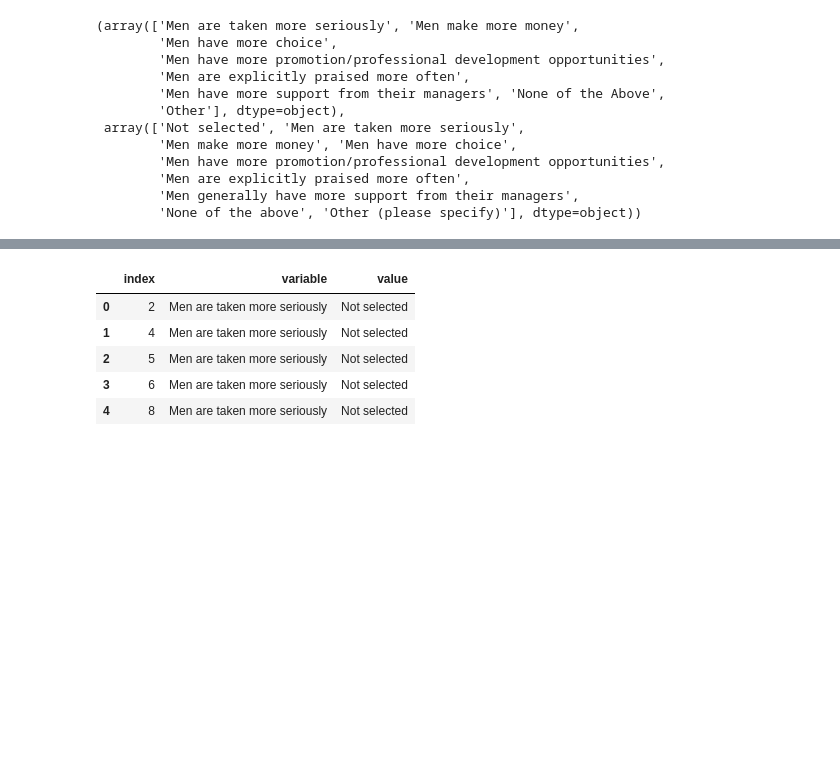
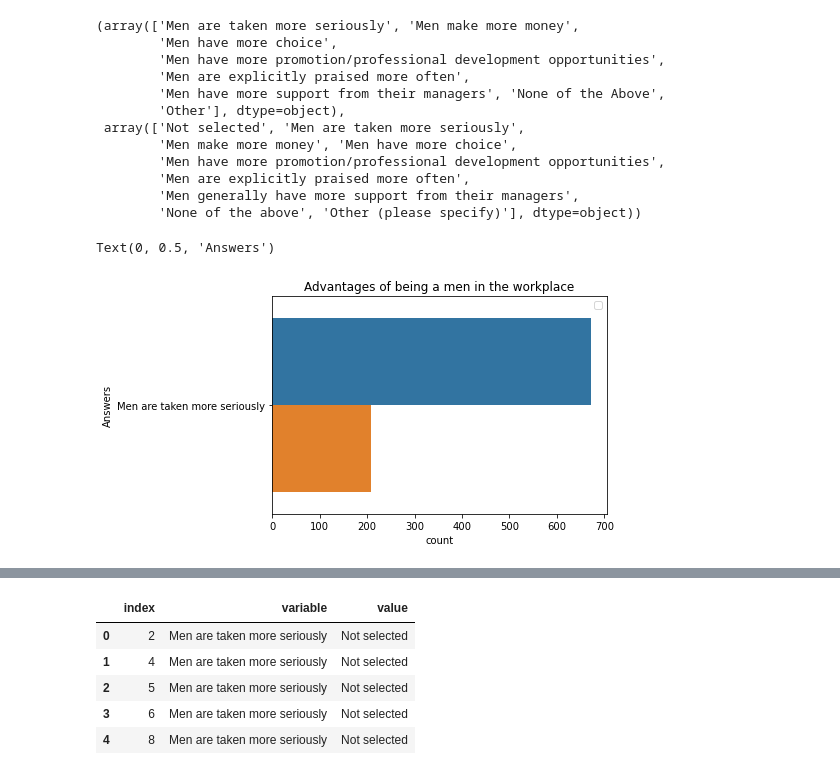
Before and after one commit to data301-2021-winter1/group20-project-, a Jupyter notebook: notebooks/analysis1.ipynb, the cells around one changed output, grey strips where cells are left out. Cells and saved outputs as stored; diff of their text form; code cells hidden in the pictures; blank space fills up the shorter version.

```diff
--- a/notebooks/analysis1.ipynb
+++ b/notebooks/analysis1.ipynb
@@ -271,0 +278,3 @@ df3
+# %%
+df3['Selected']= df3.apply(lambda x: Selected(x) , axis = 'columns')
+df3
@@ -284,3 +307,11 @@ df3['variable'].unique(), df3['value'].unique()
         'Men are explicitly praised more often',
         'Men generally have more support from their managers',
         'None of the above', 'Other (please specify)'], dtype=object))
+# %%
+ax=sns.countplot(data=df3[df3['variable']=='Men are taken more seriously'],y='variable',hue='Selected')
+plt.legend('')
+ax.set_title('Advantages of being a men in the workplace')
+ax.set_ylabel('Answers')
+# %% [output]
+Text(0, 0.5, 'Answers')
+[figure, added]
```
Also changed, not shown: parts of 11 cells of this notebook.
